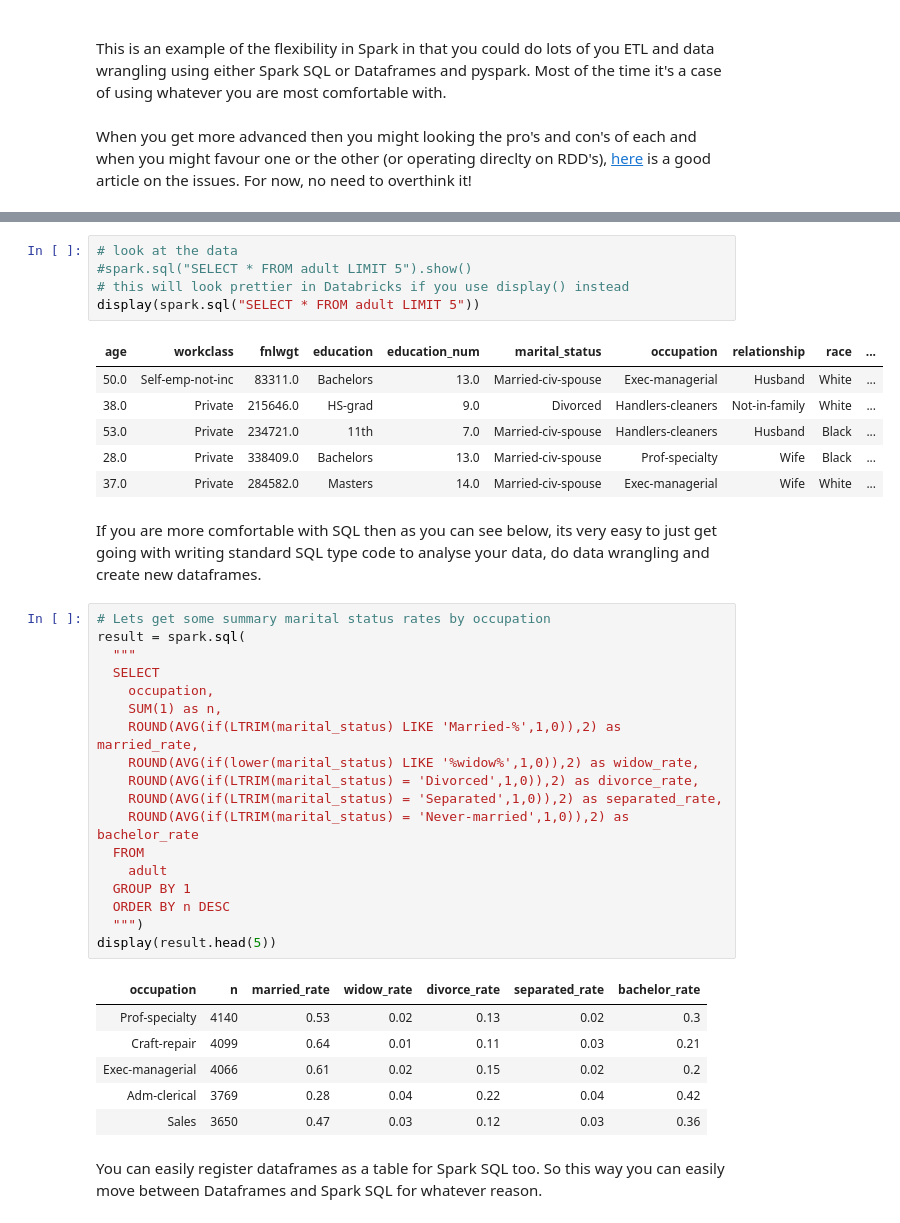
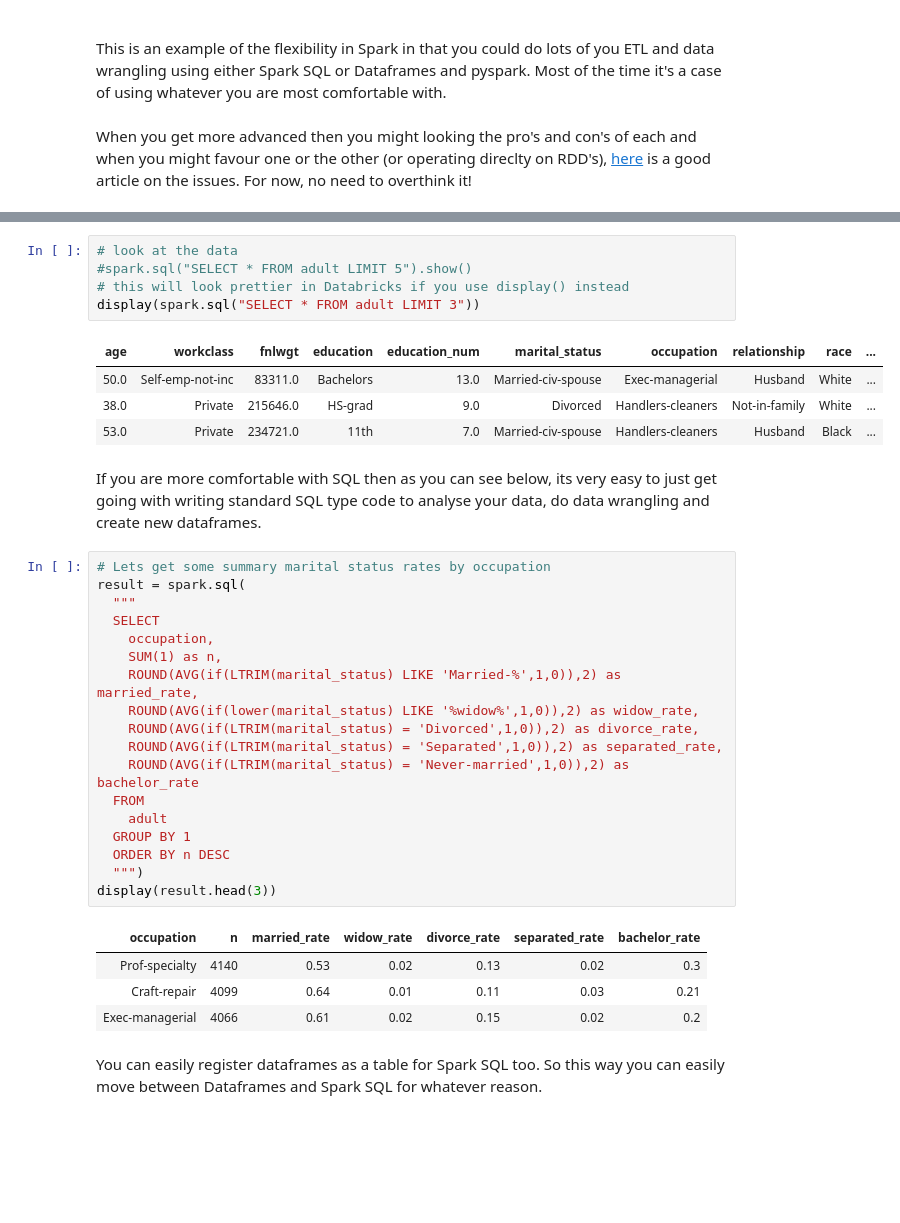
Before and after one commit to adriensaremi/Springboard, a Jupyter notebook: Mini_projects/mini_project_11_spark/Spark DF, SQL, ML Exercise.ipynb, the cells around one changed output, grey strips where cells are left out. Cells and saved outputs as stored; diff of their text form; blank space fills up the shorter version.

Commit message:
Spark project

```diff
--- a/Mini_projects/mini_project_11_spark/Spark DF, SQL, ML Exercise.ipynb
+++ b/Mini_projects/mini_project_11_spark/Spark DF, SQL, ML Exercise.ipynb
@@ -100,15 +100,13 @@ OPTIONS (path "/databricks-datasets/adult/adult.data", header "true")
 # %%
 # look at the data
 #spark.sql("SELECT * FROM adult LIMIT 5").show()
 # this will look prettier in Databricks if you use display() instead
-display(spark.sql("SELECT * FROM adult LIMIT 5"))
+display(spark.sql("SELECT * FROM adult LIMIT 3"))
 # %% [output]
 | age | workclass | fnlwgt | education | education_num | marital_status | occupation | relationship | race | ... |
 | 50.0 | Self-emp-not-inc | 83311.0 | Bachelors | 13.0 | Married-civ-spouse | Exec-managerial | Husband | White | ... |
 | 38.0 | Private | 215646.0 | HS-grad | 9.0 | Divorced | Handlers-cleaners | Not-in-family | White | ... |
 | 53.0 | Private | 234721.0 | 11th | 7.0 | Married-civ-spouse | Handlers-cleaners | Husband | Black | ... |
-| 28.0 | Private | 338409.0 | Bachelors | 13.0 | Married-civ-spouse | Prof-specialty | Wife | Black | ... |
-| 37.0 | Private | 284582.0 | Masters | 14.0 | Married-civ-spouse | Exec-managerial | Wife | White | ... |
 # %% [markdown]
 If you are more comfortable with SQL then as you can see below, its very easy to just get going with writing standard SQL type code to analyse your data, do data wrangling and create new dataframes.
 # %%
@@ -128,14 +126,12 @@ result = spark.sql(
   GROUP BY 1
   ORDER BY n DESC
   """)
-display(result.head(5))
+display(result.head(3))
 # %% [output]
 | occupation | n | married_rate | widow_rate | divorce_rate | separated_rate | bachelor_rate |
 | Prof-specialty | 4140 | 0.53 | 0.02 | 0.13 | 0.02 | 0.3 |
 | Craft-repair | 4099 | 0.64 | 0.01 | 0.11 | 0.03 | 0.21 |
 | Exec-managerial | 4066 | 0.61 | 0.02 | 0.15 | 0.02 | 0.2 |
-| Adm-clerical | 3769 | 0.28 | 0.04 | 0.22 | 0.04 | 0.42 |
-| Sales | 3650 | 0.47 | 0.03 | 0.12 | 0.03 | 0.36 |
 # %% [markdown]
 You can easily register dataframes as a table for Spark SQL too. So this way you can easily move between Dataframes and Spark SQL for whatever reason.
 # %%
```
Also changed, not shown: parts of 8 cells of this notebook.
